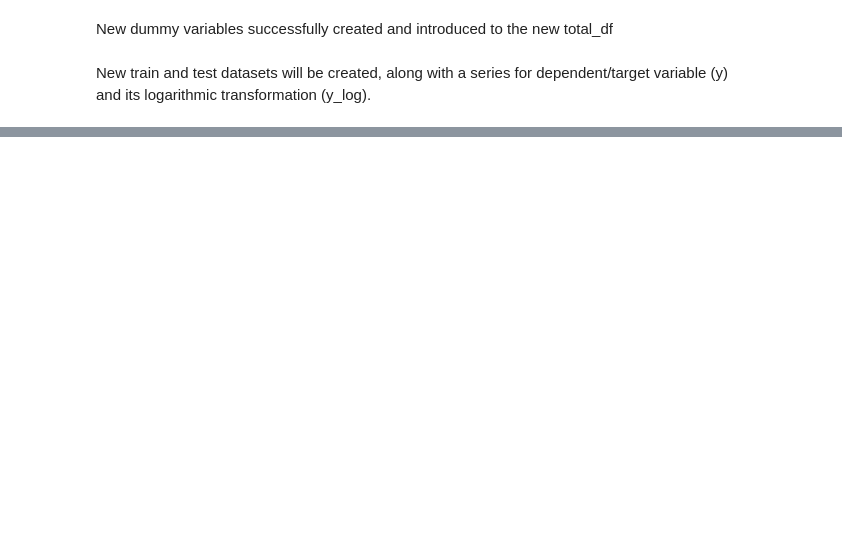
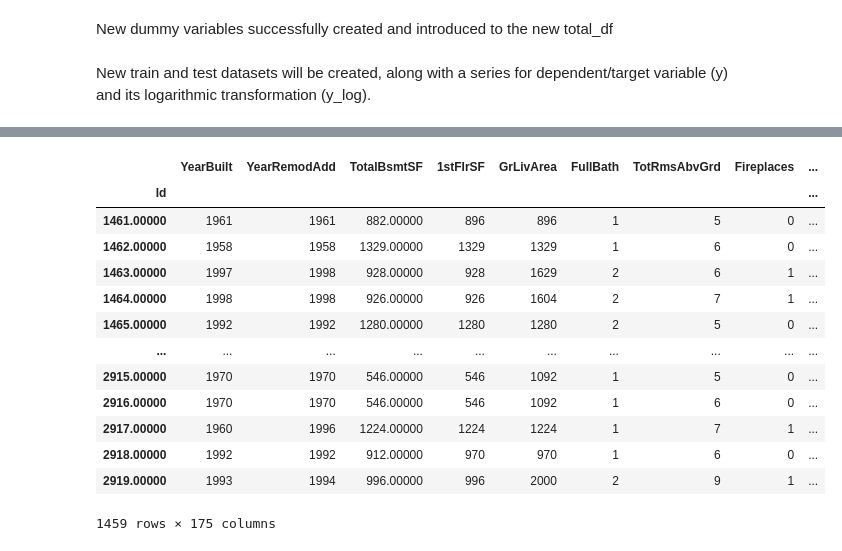
Before and after one commit to DerekHypo/Final_Project, a Jupyter notebook: HousePrices_EDA_V2.ipynb, the cells around one changed output, grey strips where cells are left out. Cells and saved outputs as stored; diff of their text form; code cells hidden in the pictures; blank space fills up the shorter version.

```diff
--- a/HousePrices_EDA_V2.ipynb
+++ b/HousePrices_EDA_V2.ipynb
@@ -560,3 +557,14 @@ total_df.head()
 | 2 | 2001 | 2002 | 920.00000 | 920 | 1786 | 2 | 6 | 1 | ... |
 | 3 | 1915 | 1970 | 756.00000 | 961 | 1717 | 1 | 7 | 1 | ... |
 | 4 | 2000 | 2000 | 1145.00000 | 1145 | 2198 | 2 | 9 | 1 | ... |
+# %%
+###Problematic
+
+train_sel = total_df[total_df.Id.isna()].copy()
+train_sel.drop(['Id'], axis=1, inplace=True)
+
+test_sel = total_df[total_df.Id.notna()].copy()
+test_sel.drop(['SalePrice', 'Log_SalePrice'], axis=1, inplace=True)
+test_sel.set_index('Id', inplace=True)
+
+train_sel.shape, test_sel.shape
@@ -599,0 +626,17 @@ y_log.to_csv('./NewData/y_log.csv')
+# %%
+X_test
+# %% [output]
+|  | YearBuilt | YearRemodAdd | TotalBsmtSF | 1stFlrSF | GrLivArea | FullBath | TotRmsAbvGrd | Fireplaces | ... |
+| Id |  |  |  |  |  |  |  |  | ... |
+| 1461.00000 | 1961 | 1961 | 882.00000 | 896 | 896 | 1 | 5 | 0 | ... |
+| 1462.00000 | 1958 | 1958 | 1329.00000 | 1329 | 1329 | 1 | 6 | 0 | ... |
+| 1463.00000 | 1997 | 1998 | 928.00000 | 928 | 1629 | 2 | 6 | 1 | ... |
+| 1464.00000 | 1998 | 1998 | 926.00000 | 926 | 1604 | 2 | 7 | 1 | ... |
+| 1465.00000 | 1992 | 1992 | 1280.00000 | 1280 | 1280 | 2 | 5 | 0 | ... |
+| ... | ... | ... | ... | ... | ... | ... | ... | ... | ... |
+| 2915.00000 | 1970 | 1970 | 546.00000 | 546 | 1092 | 1 | 5 | 0 | ... |
+| 2916.00000 | 1970 | 1970 | 546.00000 | 546 | 1092 | 1 | 6 | 0 | ... |
+| 2917.00000 | 1960 | 1996 | 1224.00000 | 1224 | 1224 | 1 | 7 | 1 | ... |
+| 2918.00000 | 1992 | 1992 | 912.00000 | 970 | 970 | 1 | 6 | 0 | ... |
+| 2919.00000 | 1993 | 1994 | 996.00000 | 996 | 2000 | 2 | 9 | 1 | ... |
+1459 rows × 175 columns
```
Also changed, not shown: parts of 6 cells of this notebook, 5 other files.
